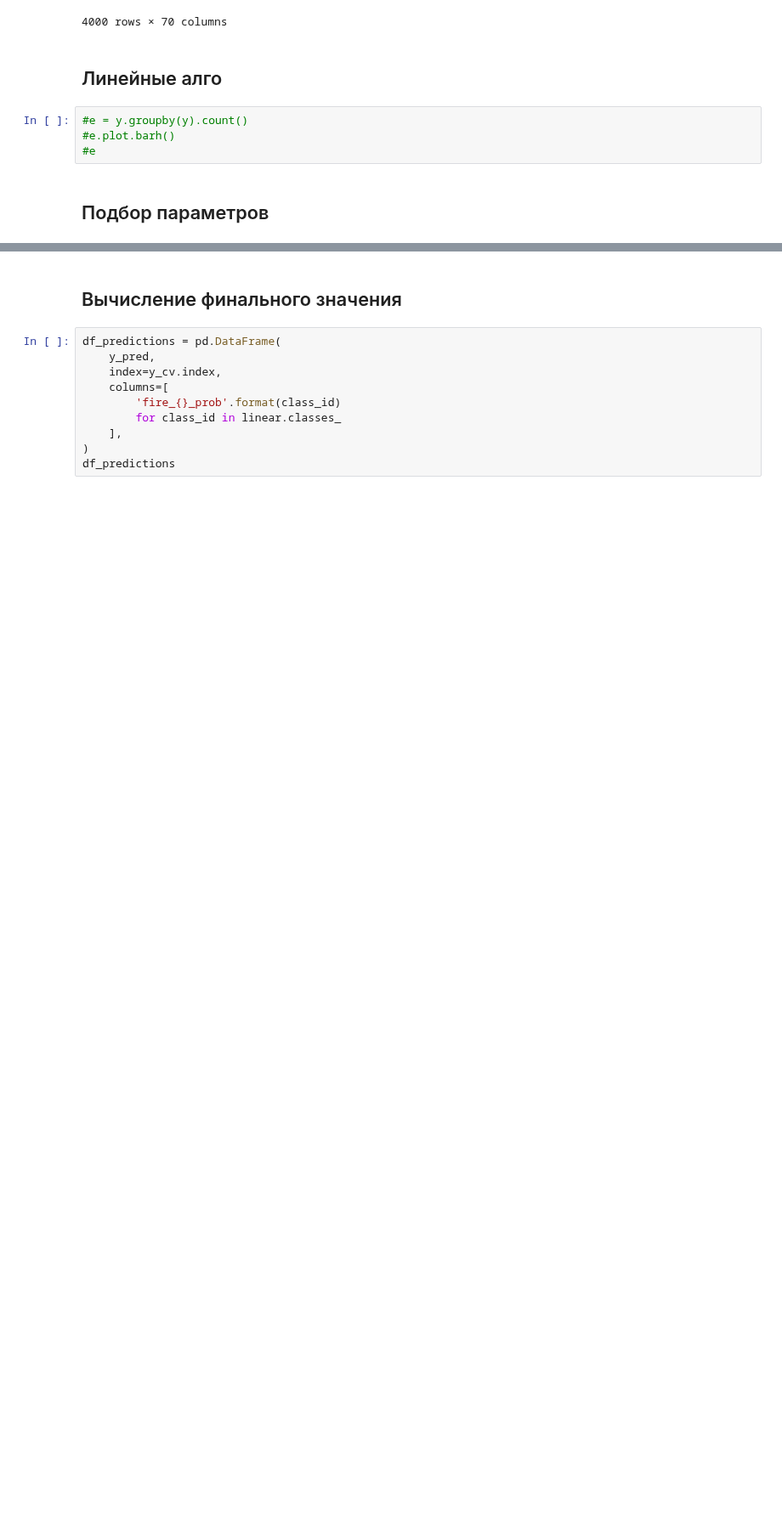
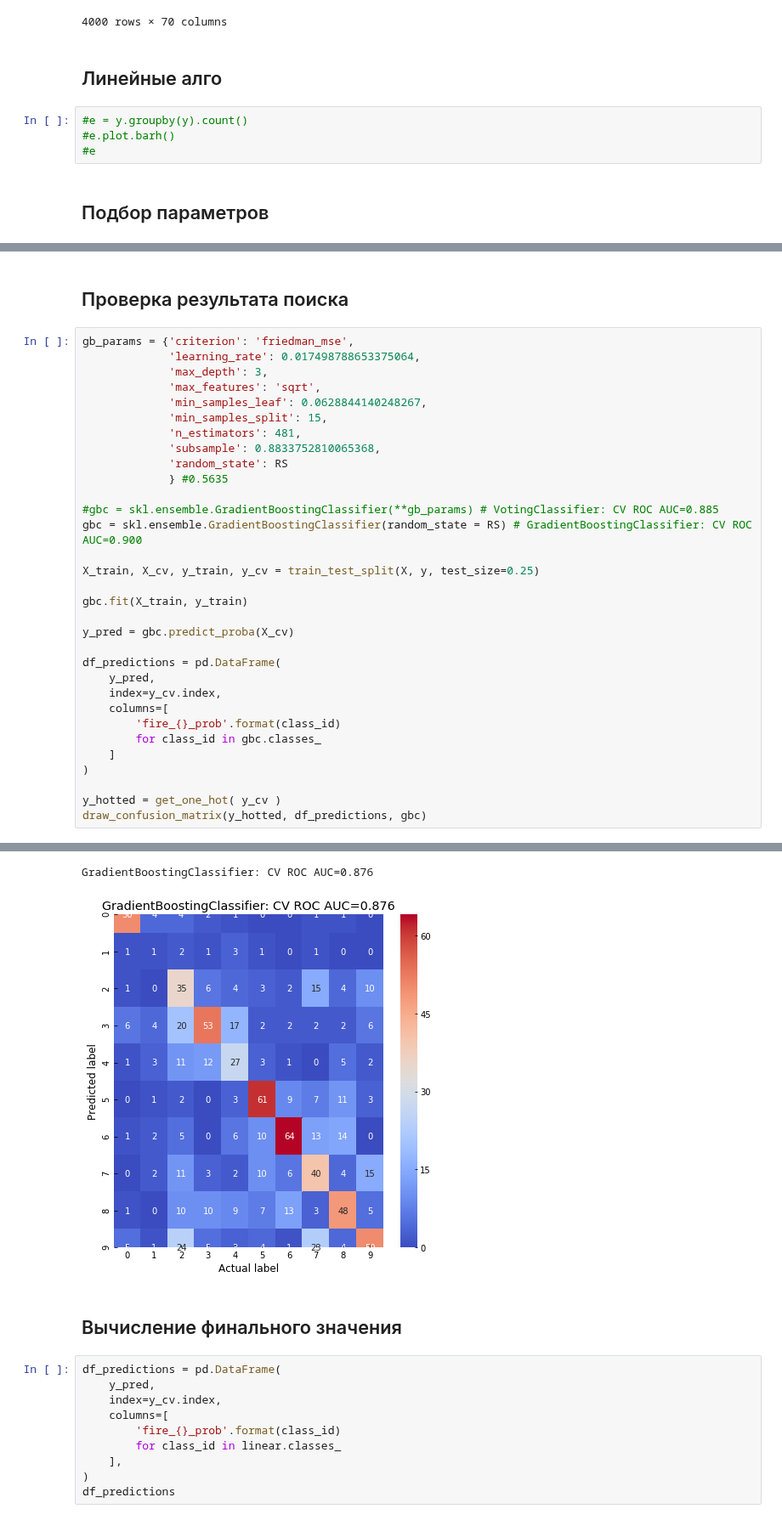
Before and after one commit to andygoosh/wildfire.sberbank.ai, a Jupyter notebook: workinprogress.ipynb, the cells around one changed output, grey strips where cells are left out. Shown at 85% size. Drawn from its saved outputs; the diff is of its cells as text; blank space fills up the shorter version.

```diff
--- a/workinprogress.ipynb
+++ b/workinprogress.ipynb
@@ -323,0 +424,35 @@ Fitting 3 folds for each of 10 candidates, totalling 30 fits
+# %% [markdown]
+## Проверка результата поиска
+# %%
+gb_params = {'criterion': 'friedman_mse',
+             'learning_rate': 0.017498788653375064,
+             'max_depth': 3,
+             'max_features': 'sqrt',
+             'min_samples_leaf': 0.0628844140248267,
+             'min_samples_split': 15,
+             'n_estimators': 481,
+             'subsample': 0.8833752810065368,
+             'random_state': RS
+             } #0.5635
+
+#gbc = skl.ensemble.GradientBoostingClassifier(**gb_params) # VotingClassifier: CV ROC AUC=0.885
+gbc = skl.ensemble.GradientBoostingClassifier(random_state = RS) # GradientBoostingClassifier: CV ROC AUC=0.900
+
+X_train, X_cv, y_train, y_cv = train_test_split(X, y, test_size=0.25)
+
+gbc.fit(X_train, y_train)
+
+y_pred = gbc.predict_proba(X_cv)
+
+df_predictions = pd.DataFrame(
+    y_pred,
+    index=y_cv.index,
+    columns=[
+        'fire_{}_prob'.format(class_id)
+        for class_id in gbc.classes_
+    ]
+)
+
+y_hotted = get_one_hot( y_cv )
+draw_confusion_matrix(y_hotted, df_predictions, gbc)
+# %% [output]
@@ -324,3 +462,5 @@ Fitting 3 folds for each of 10 candidates, totalling 30 fits
+GradientBoostingClassifier: CV ROC AUC=0.876
+[figure, added]
 # %% [markdown]
 ## Вычисление финального значения
 # %%
```
Also changed, not shown: parts of 24 cells of this notebook.
